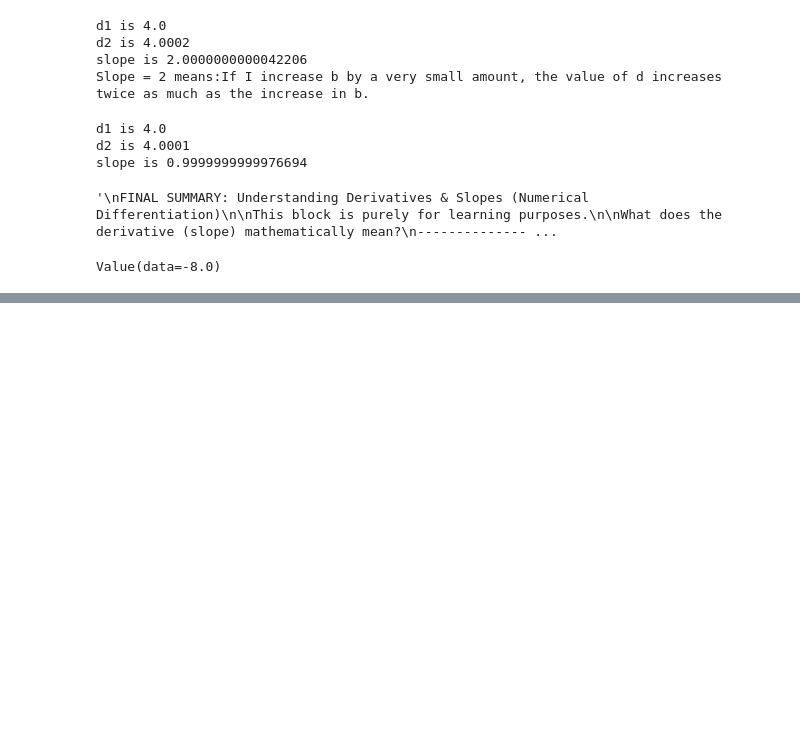
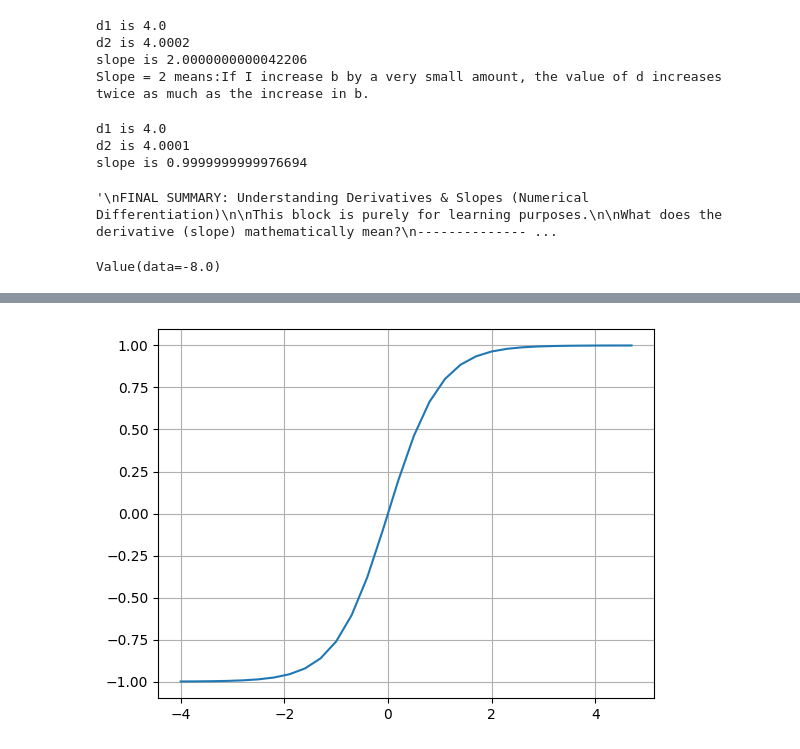
Before and after one commit to mithxr/nn-from-scratch, a Jupyter notebook: andrej_lectures/micrograd_from_scratch.ipynb, the cells around one changed output, grey strips where cells are left out. Saved outputs shown, nothing was run; the diff lists cells and outputs as text; code cells hidden in the pictures; blank space fills up the shorter version.

Commit message:
20 may-manual back propagation on tanh function

```diff
--- a/andrej_lectures/micrograd_from_scratch.ipynb
+++ b/andrej_lectures/micrograd_from_scratch.ipynb
@@ -257,0 +268,4 @@ Graph saved as micrograd_graph.png
+# %%
+plt.plot(np.arange(-4,5,0.3), np.tanh(np.arange(-4,5,0.3)));plt.grid();
+# %% [output]
+[figure, added]
```
Also changed, not shown: parts of 7 cells of this notebook, 1 other file.
